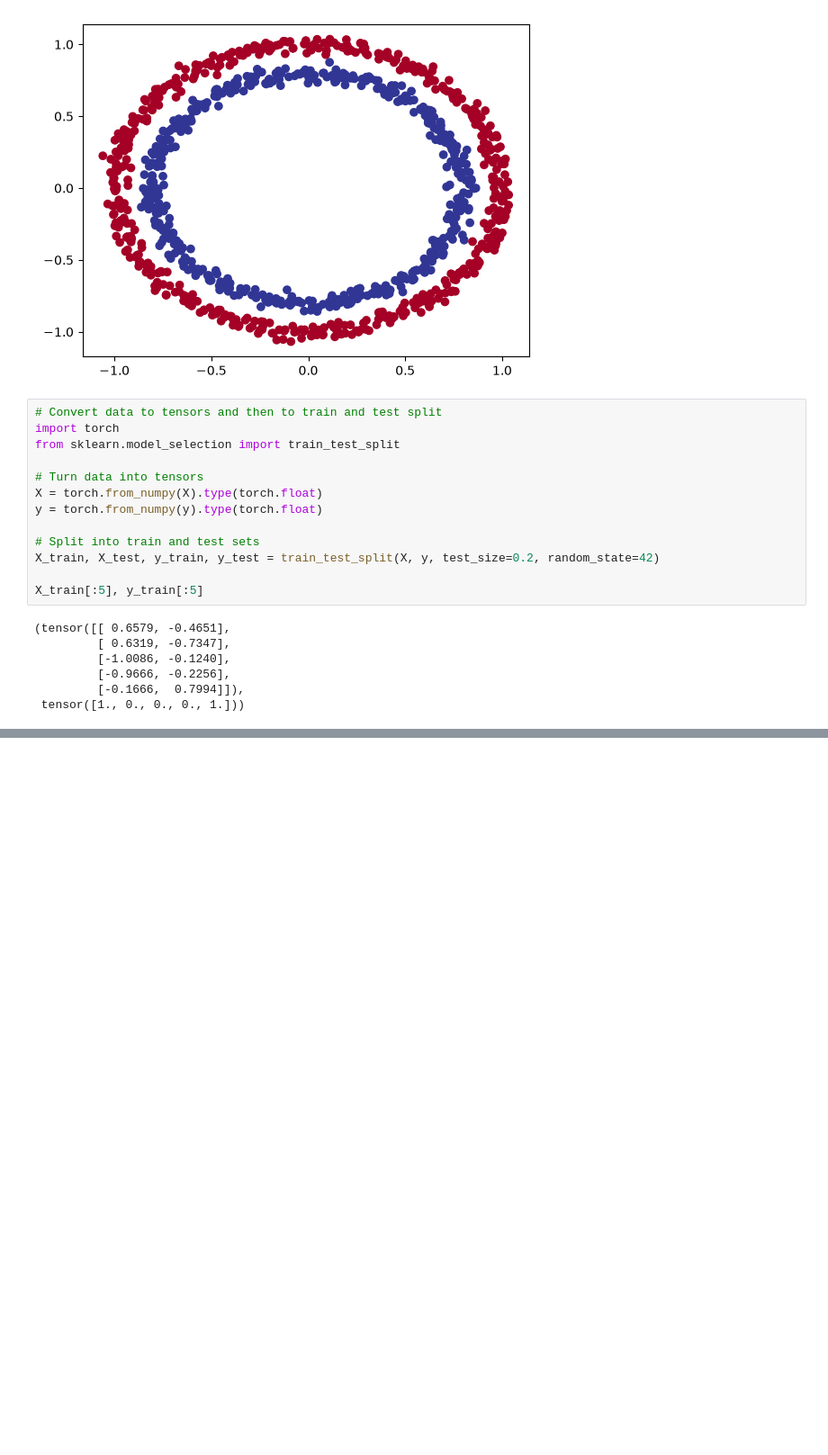
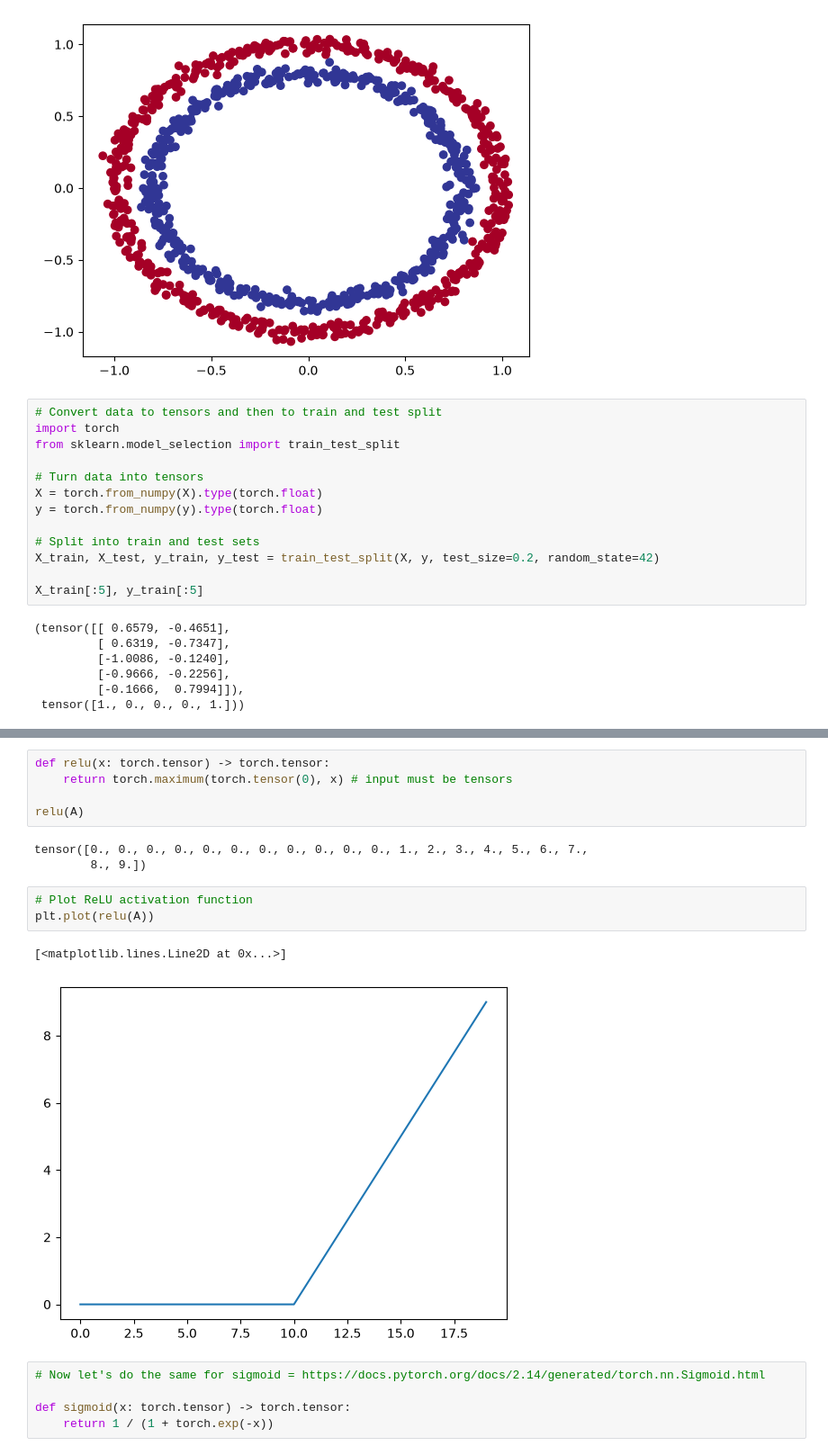
Before and after one commit to TQ-Kent/pytorch_study, a Jupyter notebook: 02_pytorch_classification.ipynb, the cells around one changed output, grey strips where cells are left out. Shown at 90% size. Saved outputs shown, nothing was run; the diff lists cells and outputs as text; blank space fills up the shorter version.

```diff
--- a/02_pytorch_classification.ipynb
+++ b/02_pytorch_classification.ipynb
@@ -837,0 +979,19 @@ CircleModelV2(
+# %%
+def relu(x: torch.tensor) -> torch.tensor:
+    return torch.maximum(torch.tensor(0), x) # input must be tensors
+
+relu(A)
+# %% [output]
+tensor([0., 0., 0., 0., 0., 0., 0., 0., 0., 0., 0., 1., 2., 3., 4., 5., 6., 7.,
+        8., 9.])
+# %%
+# Plot ReLU activation function
+plt.plot(relu(A))
+# %% [output]
+[<matplotlib.lines.Line2D at 0x...>]
+[figure, added]
+# %%
+# Now let's do the same for sigmoid = https://docs.pytorch.org/docs/2.14/generated/torch.nn.Sigmoid.html
+
+def sigmoid(x: torch.tensor) -> torch.tensor:
+    return 1 / (1 + torch.exp(-x))
```
Also changed, not shown: parts of 18 cells of this notebook, 1 other file.
